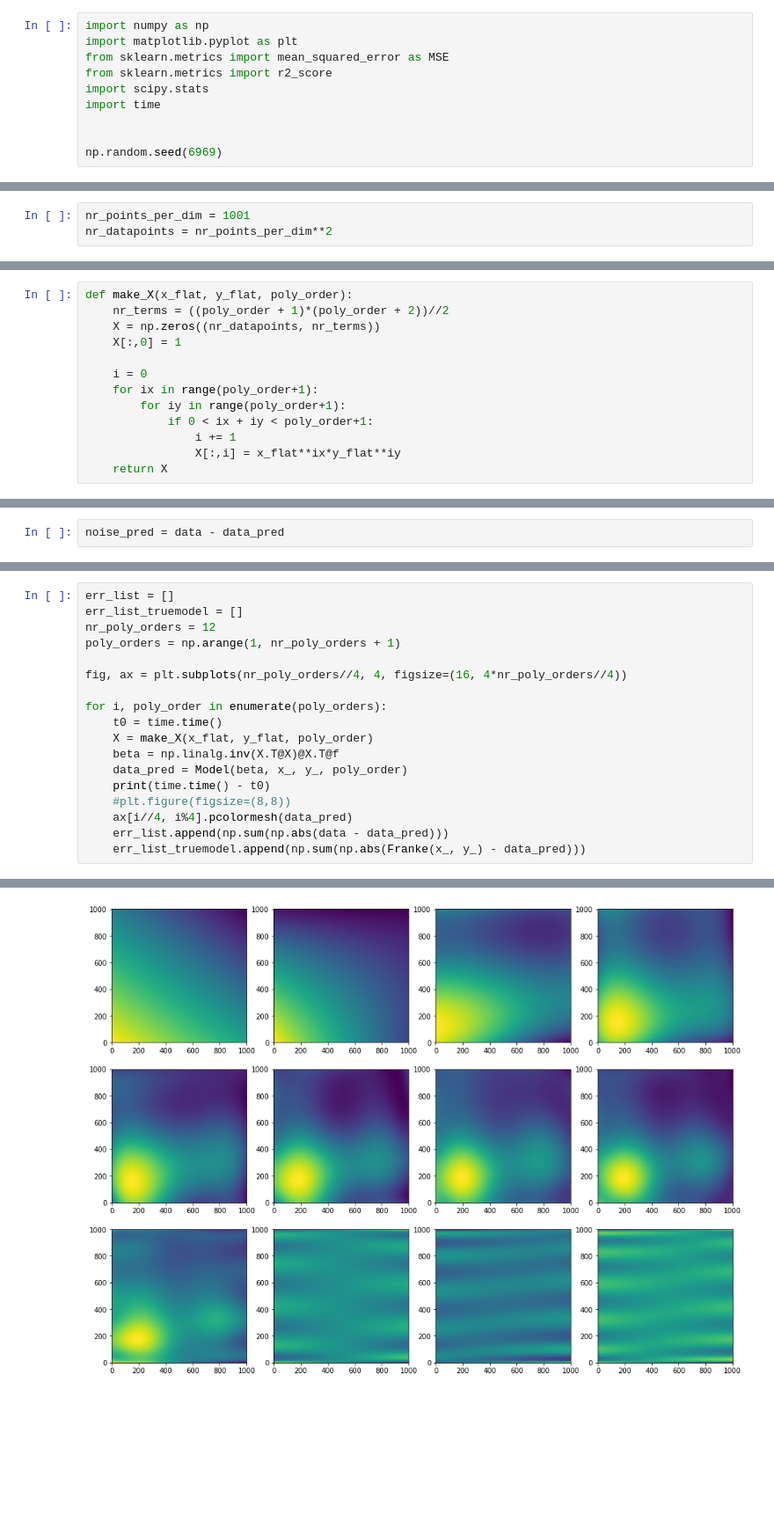
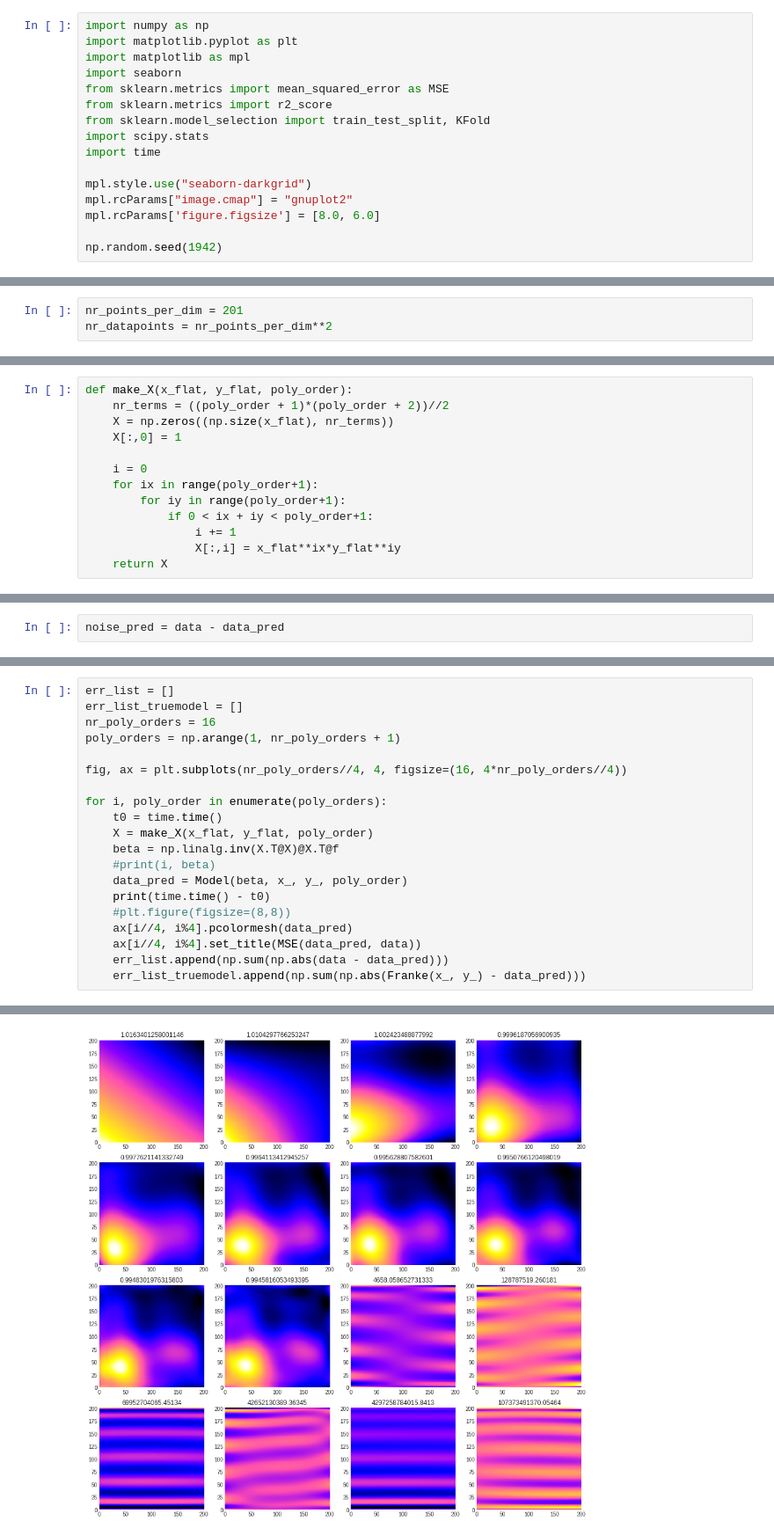
Before and after one commit to asdfbat/FYS-STK4155, a Jupyter notebook: Project1/jupyter/testing.ipynb, the cells around one changed output, grey strips where cells are left out. Shown at 88% size. Drawn from its saved outputs; the diff is of its cells as text; blank space fills up the shorter version.

Commit message:
working on Kfold validation and train-test split in jupyter

```diff
--- a/Project1/jupyter/testing.ipynb
+++ b/Project1/jupyter/testing.ipynb
@@ -1,10 +1,16 @@
 # %%
 import numpy as np
 import matplotlib.pyplot as plt
+import matplotlib as mpl
+import seaborn
 from sklearn.metrics import mean_squared_error as MSE
 from sklearn.metrics import r2_score
+from sklearn.model_selection import train_test_split, KFold
 import scipy.stats
 import time
 
+mpl.style.use("seaborn-darkgrid")
+mpl.rcParams["image.cmap"] = "gnuplot2"
+mpl.rcParams['figure.figsize'] = [8.0, 6.0]
 
-np.random.seed(6969)
+np.random.seed(1942)
@@ -19,5 +29,5 @@ def Franke(x, y):
 def FrankeNoise(x, y, sigma=1):
     return Franke(x, y) + np.random.normal(0, sigma, np.shape(x))
 # %%
-nr_points_per_dim = 1001
+nr_points_per_dim = 201
 nr_datapoints = nr_points_per_dim**2
@@ -47,7 +63,7 @@ poly_order = 5
 # %%
 def make_X(x_flat, y_flat, poly_order):
     nr_terms = ((poly_order + 1)*(poly_order + 2))//2
-    X = np.zeros((nr_datapoints, nr_terms))
+    X = np.zeros((np.size(x_flat), nr_terms))
     X[:,0] = 1
 
     i = 0
@@ -110,7 +144,7 @@ r
 # %%
 err_list = []
 err_list_truemodel = []
-nr_poly_orders = 12
+nr_poly_orders = 16
 poly_orders = np.arange(1, nr_poly_orders + 1)
 
 fig, ax = plt.subplots(nr_poly_orders//4, 4, figsize=(16, 4*nr_poly_orders//4))
@@ -119,10 +153,12 @@ for i, poly_order in enumerate(poly_orders):
     t0 = time.time()
     X = make_X(x_flat, y_flat, poly_order)
     beta = np.linalg.inv(X.T@X)@X.T@f
+    #print(i, beta)
     data_pred = Model(beta, x_, y_, poly_order)
     print(time.time() - t0)
     #plt.figure(figsize=(8,8))
     ax[i//4, i%4].pcolormesh(data_pred)
+    ax[i//4, i%4].set_title(MSE(data_pred, data))
     err_list.append(np.sum(np.abs(data - data_pred)))
     err_list_truemodel.append(np.sum(np.abs(Franke(x_, y_) - data_pred)))
 # %% [output]
@@ -141,4 +181,4 @@ for i, poly_order in enumerate(poly_orders):
-[figure, old version]
+[figure, new version]
 # %%
 plt.plot(np.log(err_list[:9]));
 # %% [output]
```
Also changed, not shown: parts of 37 cells of this notebook.
